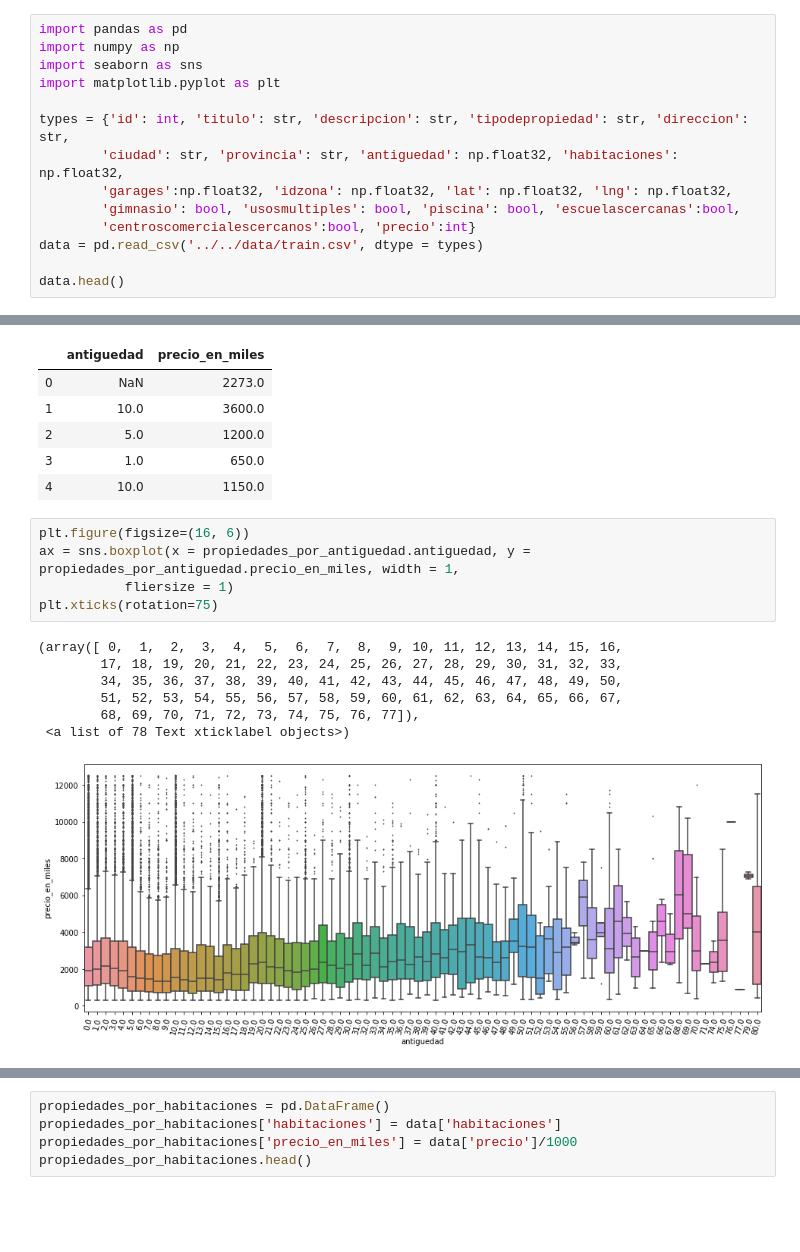
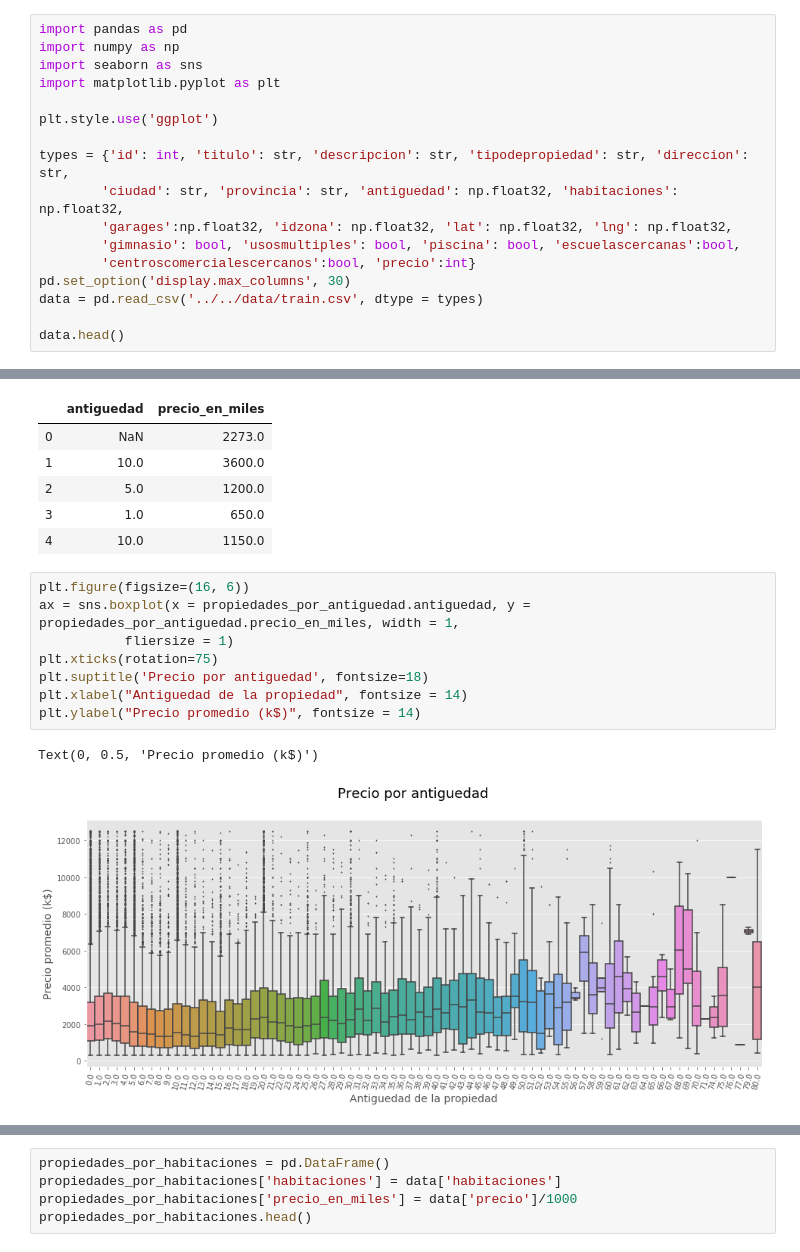
Before and after one commit to PBrrtrn/7506-organizacion-de-datos, a Jupyter notebook: src/exp/rango_de_precios.ipynb, the cells around one changed output, grey strips where cells are left out. Drawn from its saved outputs; the diff is of its cells as text; blank space fills up the shorter version.

```diff
--- a/src/exp/rango_de_precios.ipynb
+++ b/src/exp/rango_de_precios.ipynb
@@ -4,11 +4,14 @@ import numpy as np
 import seaborn as sns
 import matplotlib.pyplot as plt
 
+plt.style.use('ggplot')
+
 types = {'id': int, 'titulo': str, 'descripcion': str, 'tipodepropiedad': str, 'direccion': str,
         'ciudad': str, 'provincia': str, 'antiguedad': np.float32, 'habitaciones': np.float32,
         'garages':np.float32, 'idzona': np.float32, 'lat': np.float32, 'lng': np.float32,
         'gimnasio': bool, 'usosmultiples': bool, 'piscina': bool, 'escuelascercanas':bool,
         'centroscomercialescercanos':bool, 'precio':int}
+pd.set_option('display.max_columns', 30)
 data = pd.read_csv('../../data/train.csv', dtype = types)
 
 data.head()
@@ -78,16 +83,14 @@ propiedades_por_antiguedad.head()
 # %%
 plt.figure(figsize=(16, 6))
 ax = sns.boxplot(x = propiedades_por_antiguedad.antiguedad, y = propiedades_por_antiguedad.precio_en_miles, width = 1,
            fliersize = 1)
 plt.xticks(rotation=75)
+plt.suptitle('Precio por antiguedad', fontsize=18)
+plt.xlabel("Antiguedad de la propiedad", fontsize = 14)
+plt.ylabel("Precio promedio (k$)", fontsize = 14)
 # %% [output]
-(array([ 0,  1,  2,  3,  4,  5,  6,  7,  8,  9, 10, 11, 12, 13, 14, 15, 16,
-        17, 18, 19, 20, 21, 22, 23, 24, 25, 26, 27, 28, 29, 30, 31, 32, 33,
-        34, 35, 36, 37, 38, 39, 40, 41, 42, 43, 44, 45, 46, 47, 48, 49, 50,
-        51, 52, 53, 54, 55, 56, 57, 58, 59, 60, 61, 62, 63, 64, 65, 66, 67,
-        68, 69, 70, 71, 72, 73, 74, 75, 76, 77]),
- <a list of 78 Text xticklabel objects>)
+Text(0, 0.5, 'Precio promedio (k$)')
-[figure, old version]
+[figure, new version]
 # %%
 plt.figure(figsize=(12, 6))
 ax = sns.lineplot(x = propiedades_por_antiguedad.antiguedad, y = propiedades_por_antiguedad.precio_en_miles)
```
Also changed, not shown: parts of 12 cells of this notebook.
